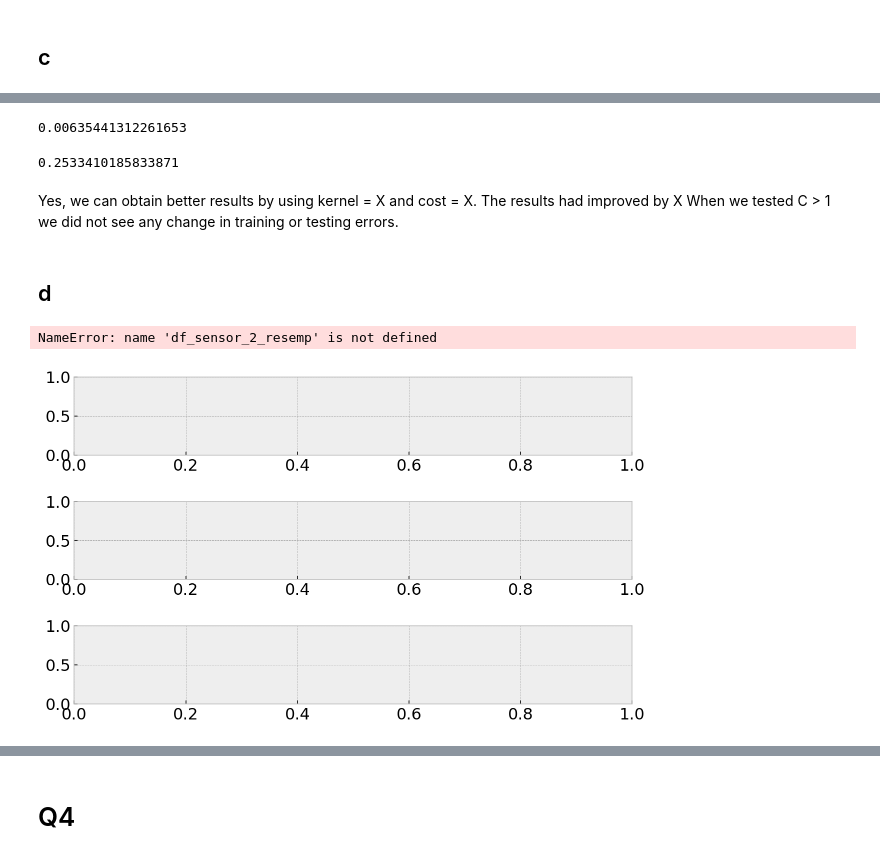
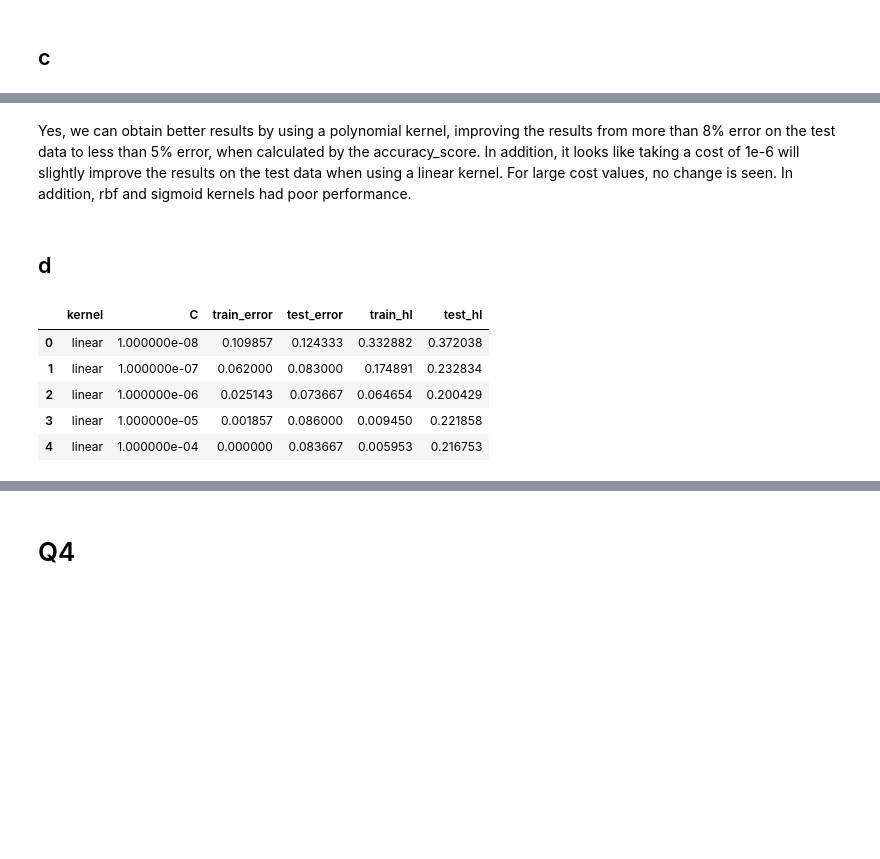
Before and after one commit to iditbela2/Courses, a Jupyter notebook: statistical_ML/HW2/HW2.ipynb, the cells around one changed output, grey strips where cells are left out. Drawn from its saved outputs; the diff is of its cells as text; code cells hidden in the pictures; blank space fills up the shorter version.

```diff
--- a/statistical_ML/HW2/HW2.ipynb
+++ b/statistical_ML/HW2/HW2.ipynb
@@ -185,26 +152,19 @@ test_hl = hinge_loss(y_test,clf.decision_function(X_test),labels = np.arange(0,1
-# %%
-train_hl
-test_hl
-# %% [output]
-0.00635441312261653
-0.2533410185833871
-# %% [markdown]
-Yes, we can obtain better results by using kernel = X and cost = X.
-The results had improved by X
-When we tested C > 1 we did not see any change in training or testing errors.
+# %% [markdown]
+Yes, we can obtain better results by using a polynomial kernel, improving the results from more than 8% error on the
+test data to less than 5% error, when calculated by the accuracy_score.
+In addition, it looks like taking a cost of 1e-6 will slightly improve the results on the test data when using a linear kernel. For large cost values, no change is seen. In addition, rbf and sigmoid kernels had poor performance.
 # %% [markdown]
 ## d
-# %%
-# plot the results
-%config InlineBackend.figure_format = 'retina'
-plt.style.use('bmh')
-fig, ax = plt.subplots(nrows=3, ncols=1)
-fig.subplots_adjust(hspace=0.6, wspace=0.)
-
-color = 'r'
-ax[0].plot(df_sensor_2_resemp.index, df_sensor_2_resemp['PM1'].shift(periods=shift_periods), color, alpha = 0.3,label='_nolegend_')
-ax[0].plot(df_sensor_2_resemp.index,df_sensor_2_resemp['PM1'].shift(periods=shift_periods).
-             rolling(window=120, center=True, min_periods=1).mean(),color,linewidth=1,linestyle='solid',label='Plantower PMS5003')
-# %% [output]
-NameError: name 'df_sensor_2_resemp' is not defined
-[figure, removed]
+# %%
+# plot the results saved in exported excel file
+df = pd.read_excel('error_matrix.xlsx')
+df.reset_index(drop=True, inplace=True)
+df.drop(df.iloc[-2:,:].index, inplace=True)
+df.head()
+# %% [output]
+|  | kernel | C | train_error | test_error | train_hl | test_hl |
+| 0 | linear | 1.000000e-08 | 0.109857 | 0.124333 | 0.332882 | 0.372038 |
+| 1 | linear | 1.000000e-07 | 0.062000 | 0.083000 | 0.174891 | 0.232834 |
+| 2 | linear | 1.000000e-06 | 0.025143 | 0.073667 | 0.064654 | 0.200429 |
+| 3 | linear | 1.000000e-05 | 0.001857 | 0.086000 | 0.009450 | 0.221858 |
+| 4 | linear | 1.000000e-04 | 0.000000 | 0.083667 | 0.005953 | 0.216753 |
```
Also changed, not shown: parts of 31 cells of this notebook, 5 other files.
